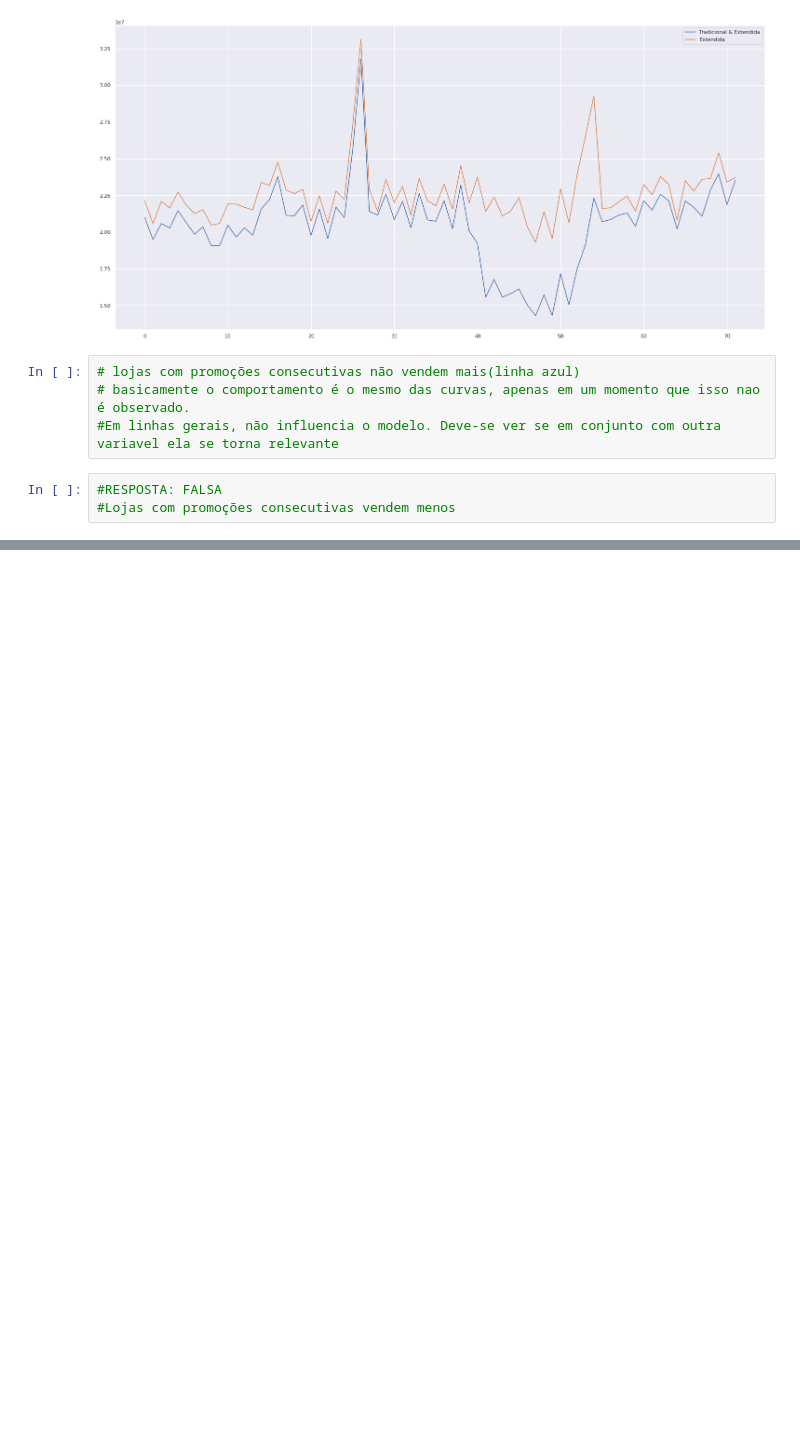
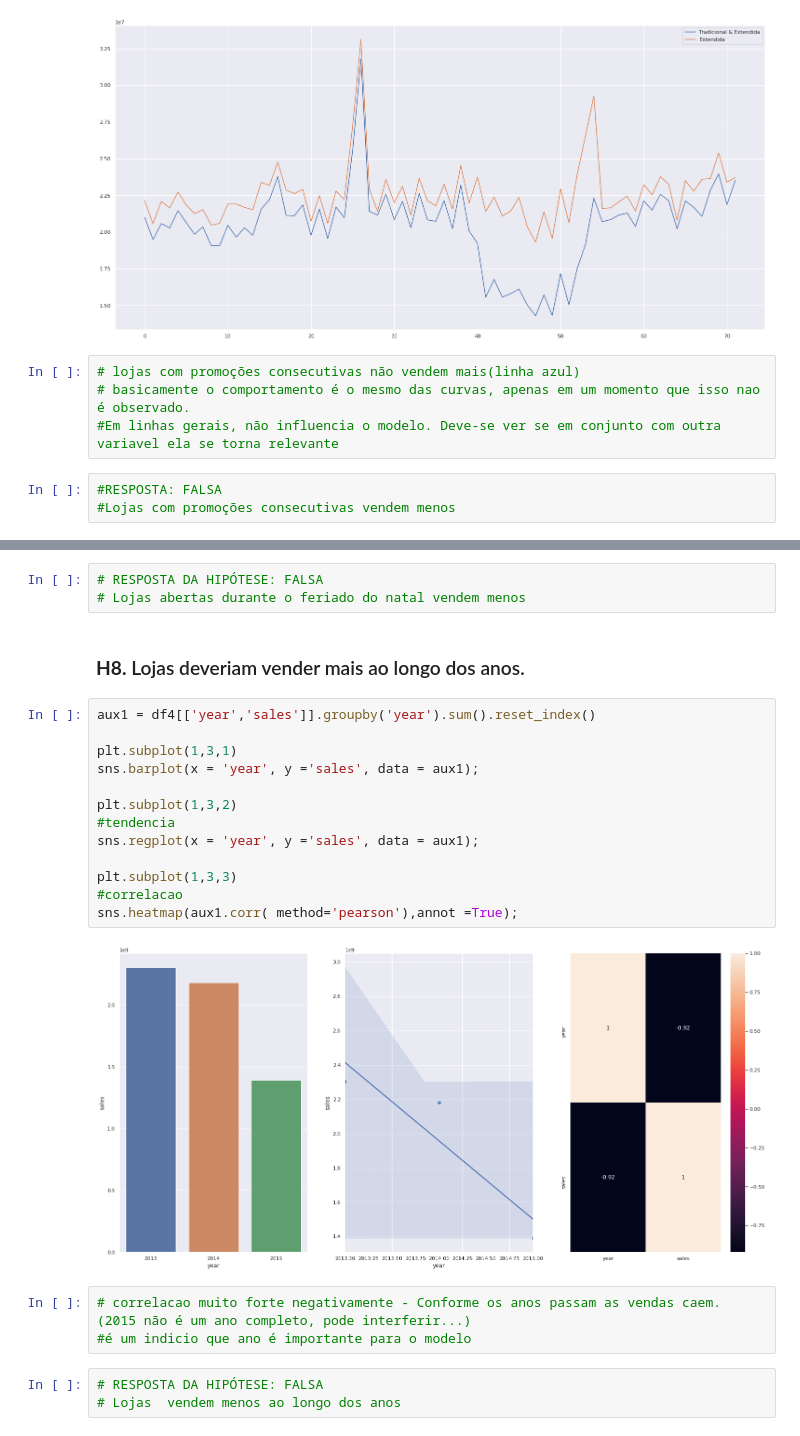
Before and after one commit to Felipehsilva/ds_em_producao, a Jupyter notebook: m04_v01_store_sales_prediction.ipynb, the cells around one changed output, grey strips where cells are left out. Drawn from its saved outputs; the diff is of its cells as text; blank space fills up the shorter version.

```diff
--- a/m04_v01_store_sales_prediction.ipynb
+++ b/m04_v01_store_sales_prediction.ipynb
@@ -710,0 +756,26 @@ dft.to_csv('df1_ex.csv', index=False)
+# %%
+# RESPOSTA DA HIPÓTESE: FALSA
+# Lojas abertas durante o feriado do natal vendem menos
+# %% [markdown]
+### **H8.** Lojas deveriam vender mais ao longo dos anos.
+# %%
+aux1 = df4[['year','sales']].groupby('year').sum().reset_index()
+
+plt.subplot(1,3,1)
+sns.barplot(x = 'year', y ='sales', data = aux1);
+
+plt.subplot(1,3,2)
+#tendencia
+sns.regplot(x = 'year', y ='sales', data = aux1);
+
+plt.subplot(1,3,3)
+#correlacao
+sns.heatmap(aux1.corr( method='pearson'),annot =True);
+# %% [output]
+[figure, added]
+# %%
+# correlacao muito forte negativamente - Conforme os anos passam as vendas caem. (2015 não é um ano completo, pode interferir...)
+#é um indicio que ano é importante para o modelo
+# %%
+# RESPOSTA DA HIPÓTESE: FALSA
+# Lojas  vendem menos ao longo dos anos
```
Also changed, not shown: parts of 45 cells of this notebook.
